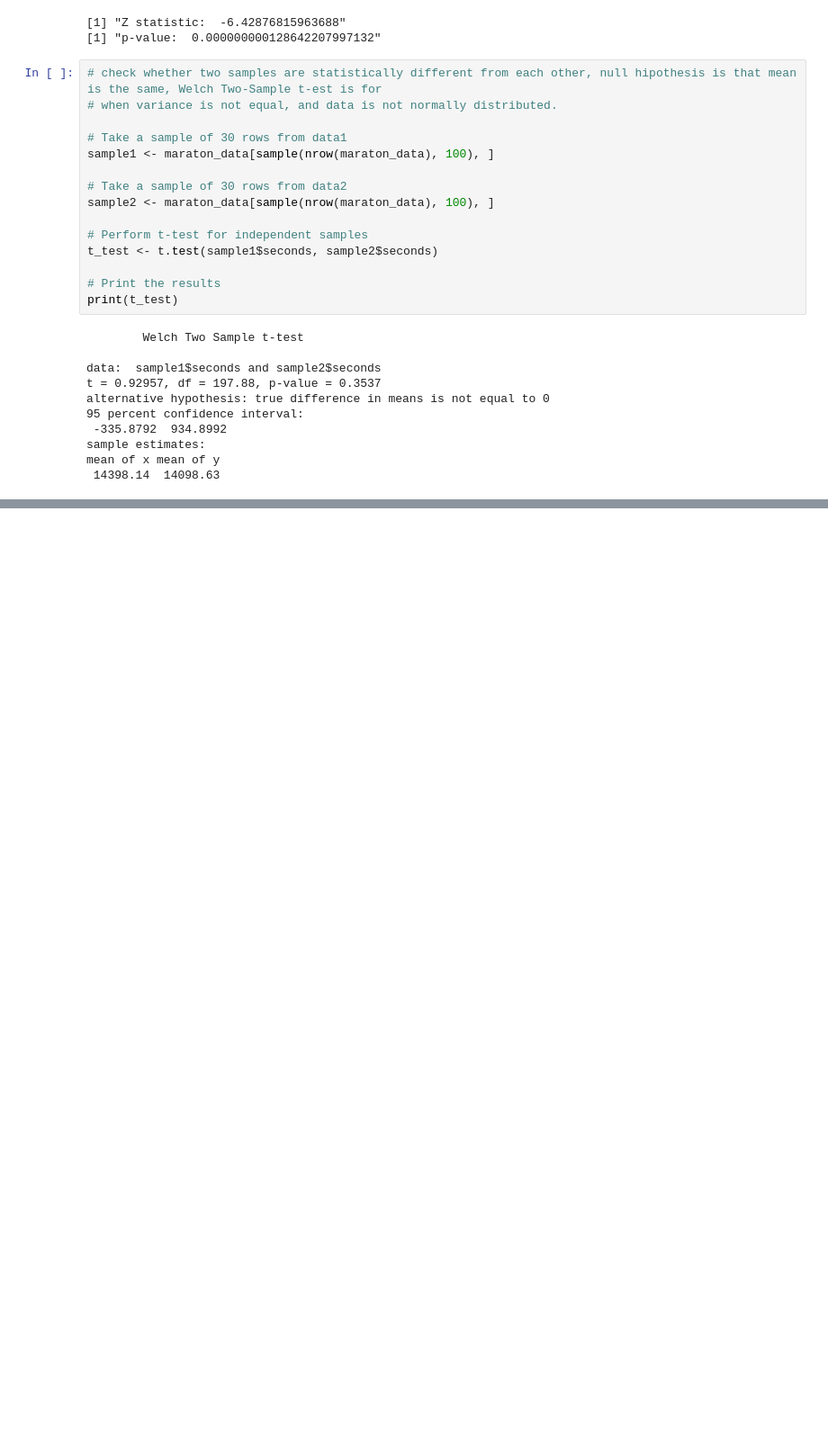
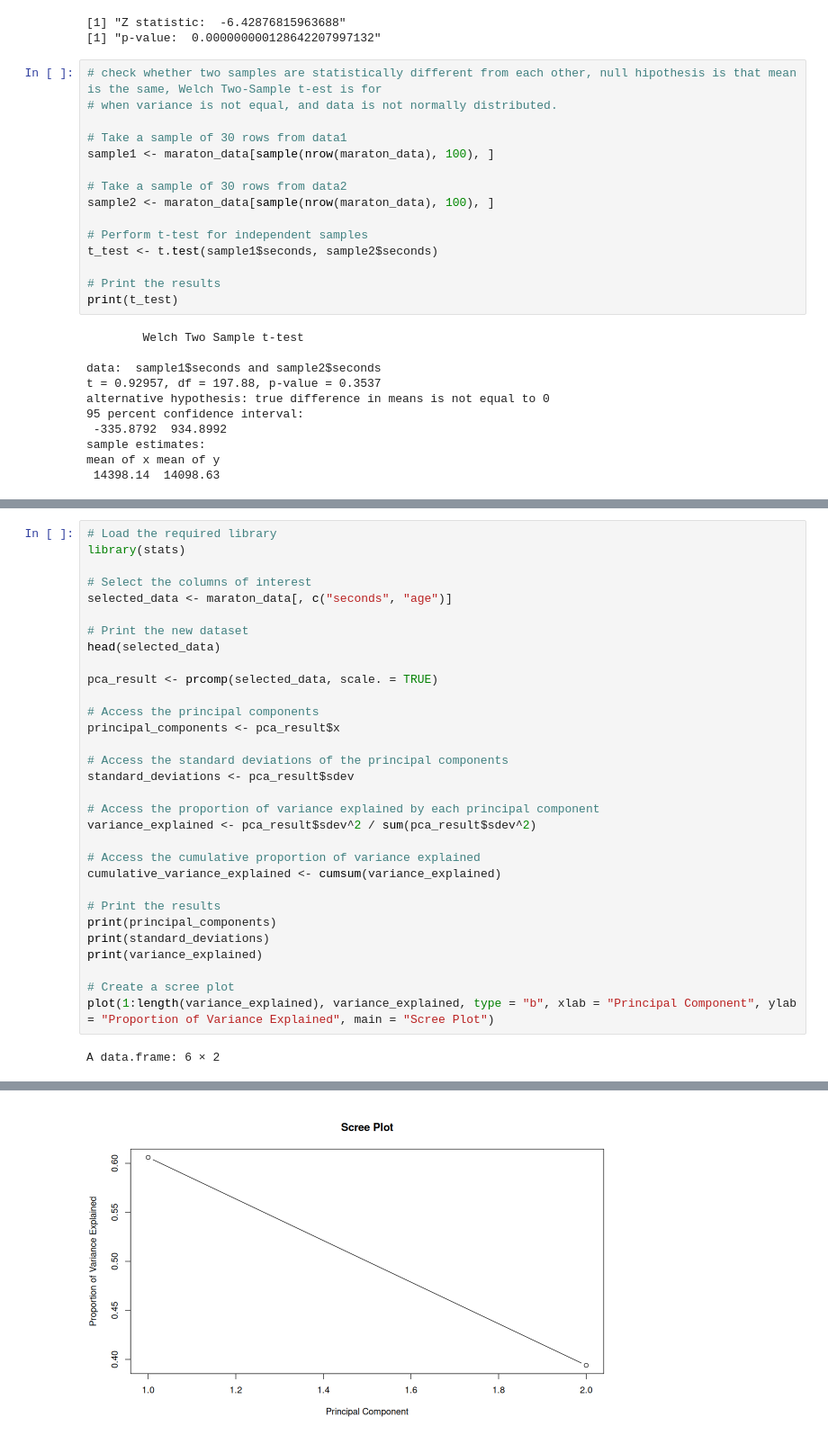
Before and after one commit to BritoAlv/MarathonStatistics, a Jupyter notebook: stats.ipynb, the cells around one changed output, grey strips where cells are left out. Shown at 90% size. Saved outputs shown, nothing was run; the diff lists cells and outputs as text; blank space fills up the shorter version.

Commit message:
do more stats

```diff
--- a/stats.ipynb
+++ b/stats.ipynb
@@ -531,3 +626,36 @@ print(paste("The percentile of", given_value, "is", percentile, "%"))
        25%        50%        75%
 -0.7041102 -0.1245449  0.5933565
 [1] "The percentile of 17908.2981 is 92.7202190780466 %"
+# %%
+# Load the required library
+library(stats)
+
+# Select the columns of interest
+selected_data <- maraton_data[, c("seconds", "age")]
+
+# Print the new dataset
+head(selected_data)
+
+pca_result <- prcomp(selected_data, scale. = TRUE)
+
+# Access the principal components
+principal_components <- pca_result$x
+
+# Access the standard deviations of the principal components
+standard_deviations <- pca_result$sdev
+
+# Access the proportion of variance explained by each principal component
+variance_explained <- pca_result$sdev^2 / sum(pca_result$sdev^2)
+
+# Access the cumulative proportion of variance explained
+cumulative_variance_explained <- cumsum(variance_explained)
+
+# Print the results
+print(principal_components)
+print(standard_deviations)
+print(variance_explained)
+
+# Create a scree plot
+plot(1:length(variance_explained), variance_explained, type = "b", xlab = "Principal Component", ylab = "Proportion of Variance Explained", main = "Scree Plot")
+# %% [output]
+A data.frame: 6 × 2
@@ -533,0 +687 @@ print(paste("The percentile of", given_value, "is", percentile, "%"))
+[figure, added]
```
Also changed, not shown: parts of 15 cells of this notebook.
